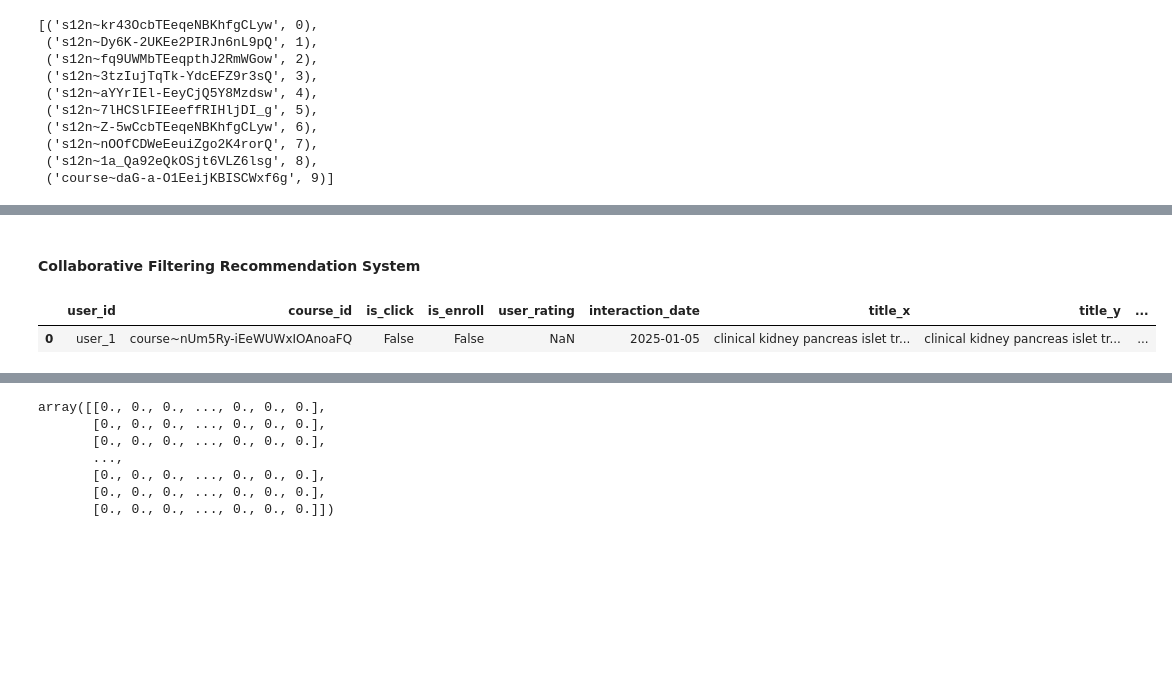
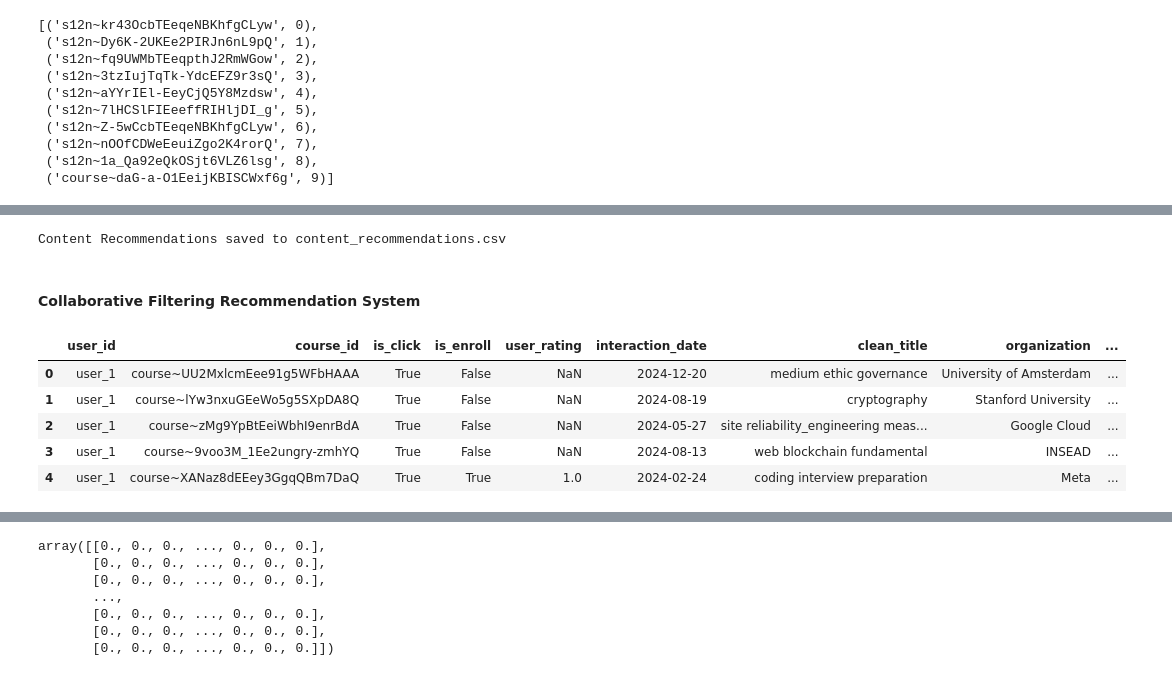
Before and after one commit to miguroi/sistech, a Jupyter notebook: model/sistech_recommendation_system.ipynb, the cells around one changed output, grey strips where cells are left out. Saved outputs shown, nothing was run; the diff lists cells and outputs as text; code cells hidden in the pictures; blank space fills up the shorter version.

Commit message:
chore: update recommendation system notebook
- made it neater
- duplicated lines deleted

```diff
--- a/model/sistech_recommendation_system.ipynb
+++ b/model/sistech_recommendation_system.ipynb
@@ -73,3 +83,4 @@ dtypes: bool(1), float64(1), int64(1), object(8)
 memory usage: 134.9+ KB
 # %%
 clean_df = clean_df.rename(columns={'rating': 'course_rating'})
+clean_df = clean_df.rename(columns={'title': 'clean_title'})
@@ -84,0 +87,4 @@ clean_df.head()
+# %%
+clean_df = pd.merge(clean_df, original_df[['course_id', 'title']], on='course_id', how='left')
+
+clean_df.head()
@@ -91,6 +104,6 @@ num_users = 500
 user_ids = [f"user_{i}" for i in range(1, num_users + 1)]
 # %%
 data = []
-start_date = datetime(2025, 1, 1)
-end_date = datetime(2025, 12, 31)
+start_date = datetime(2024, 1, 1)
+end_date = datetime(2024, 12, 31)
 # %%
@@ -125,6 +136,7 @@ for user_id in user_ids:
 # %%
 synthetic_user_df = pd.DataFrame(data)
 # %%
-synthetic_user_df = pd.merge(synthetic_user_df, clean_df[['course_id', 'title']], on='course_id', how='left')
+synthetic_user_df = pd.merge(synthetic_user_df, clean_df[['course_id']], on='course_id', how='left')
+
 synthetic_user_df.head()
 # %% [output]
@@ -331,11 +363,20 @@ content_recommendations_df
+# %%
+content_recommendations_csv = content_recommendations.to_csv('content_recommendations.csv')
+print(f"Content Recommendations saved to content_recommendations.csv")
+# %% [output]
+Content Recommendations saved to content_recommendations.csv
 # %% [markdown]
 #### Collaborative Filtering Recommendation System
 # %%
 course_user_merged = pd.merge(synthetic_user_df, clean_df, on='course_id', how='left')
-course_user_merged.head(1)
+course_user_merged.head()
 # %% [output]
-|  | user_id | course_id | is_click | is_enroll | user_rating | interaction_date | title_x | title_y | ... |
-| 0 | user_1 | course~nUm5Ry-iEeWUWxIOAnoaFQ | False | False | NaN | 2025-01-05 | clinical kidney pancreas islet tr... | clinical kidney pancreas islet tr... | ... |
+|  | user_id | course_id | is_click | is_enroll | user_rating | interaction_date | clean_title | organization | ... |
+| 0 | user_1 | course~UU2MxlcmEee91g5WFbHAAA | True | False | NaN | 2024-12-20 | medium ethic governance | University of Amsterdam | ... |
+| 1 | user_1 | course~lYw3nxuGEeWo5g5SXpDA8Q | True | False | NaN | 2024-08-19 | cryptography | Stanford University | ... |
+| 2 | user_1 | course~zMg9YpBtEeiWbhI9enrBdA | True | False | NaN | 2024-05-27 | site reliability_engineering meas... | Google Cloud | ... |
+| 3 | user_1 | course~9voo3M_1Ee2ungry-zmhYQ | True | False | NaN | 2024-08-13 | web blockchain fundamental | INSEAD | ... |
+| 4 | user_1 | course~XANaz8dEEey3GgqQBm7DaQ | True | True | 1.0 | 2024-02-24 | coding interview preparation | Meta | ... |
 # %%
 ratings_matrix = synthetic_user_df.pivot_table(index=['course_id'],columns=['user_id'],values='user_rating', fill_value=0)
 ratings_matrix.head(3)
```
Also changed, not shown: parts of 59 cells of this notebook.
